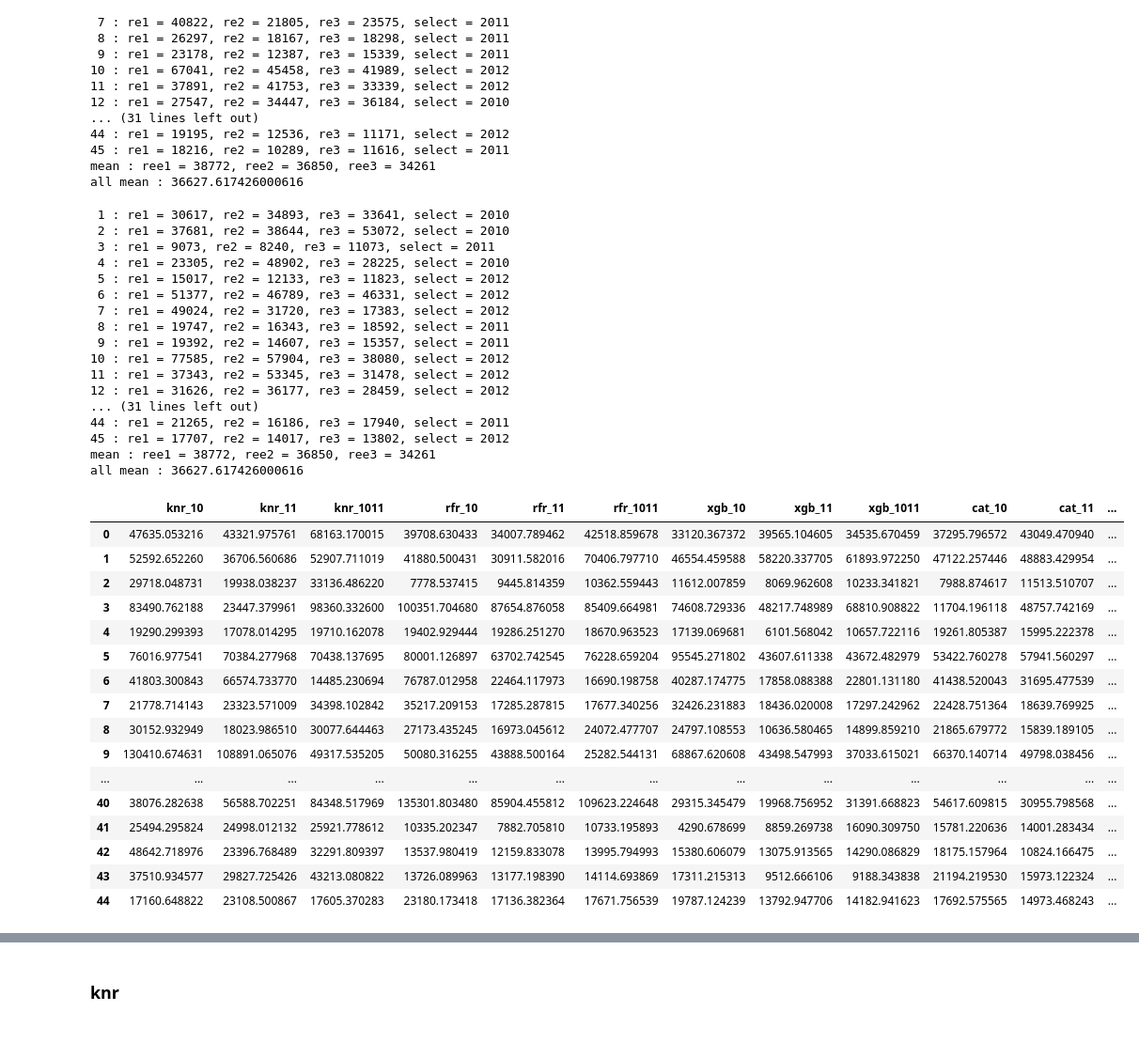
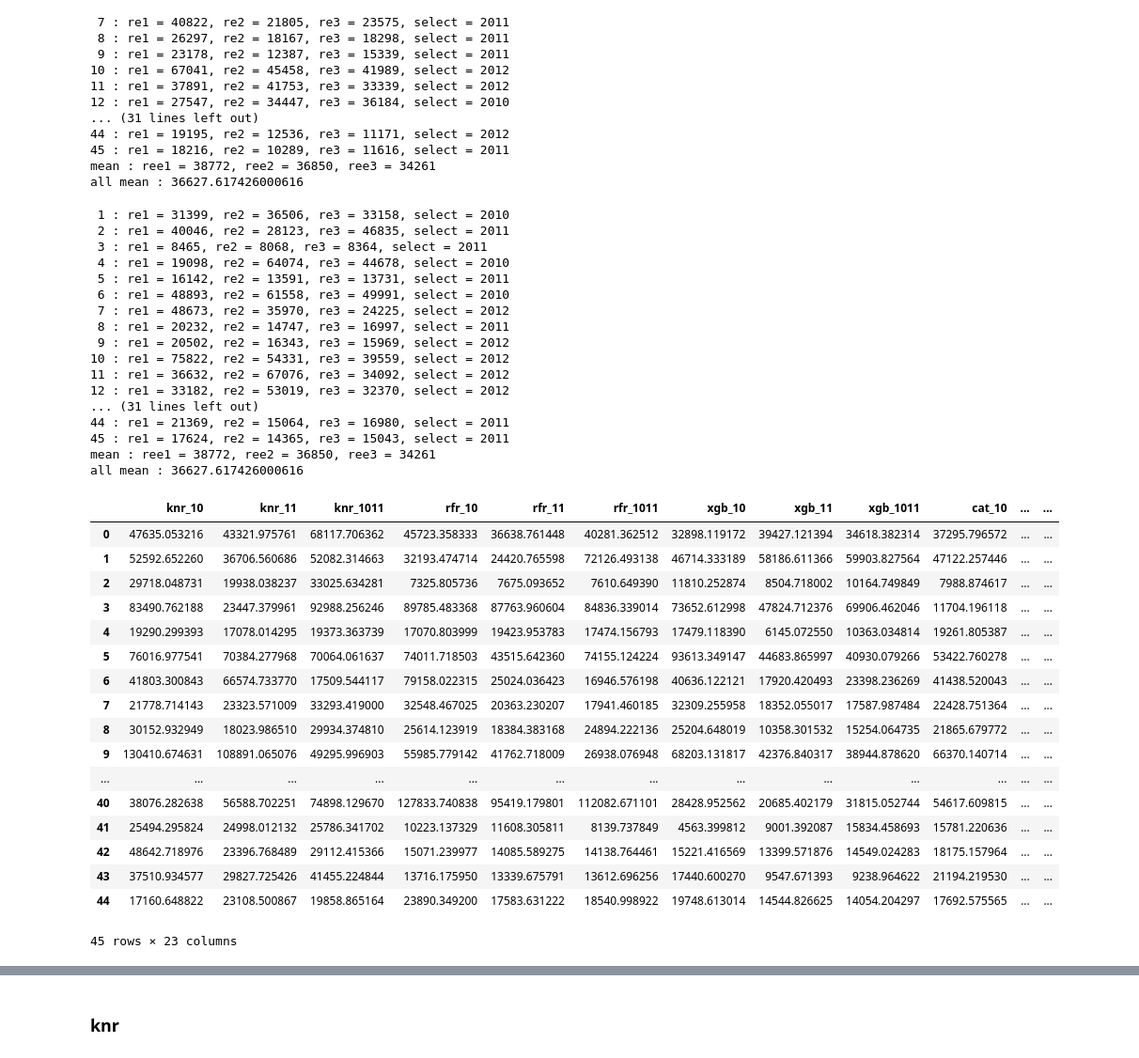
Before and after one commit to chi-hun/dacon, a Jupyter notebook: 쇼핑몰_지점별_매출액_예측_경진대회_2.ipynb, the cells around one changed output, grey strips where cells are left out. Shown at 94% size. Saved outputs shown, nothing was run; the diff lists cells and outputs as text; code cells hidden in the pictures.

```diff
--- a/쇼핑몰_지점별_매출액_예측_경진대회_2.ipynb
+++ b/쇼핑몰_지점별_매출액_예측_경진대회_2.ipynb
@@ -3172,6 +3229,7 @@ rfr = RandomForestRegressor(max_depth=10)#n_estimators=100)#n_estimators=80, max
 xgb = XGBRegressor(objective='reg:squarederror', max_depth=2, n_estimators=190)#,max_depth=2, learning_rate=0.1, n_estimators=190)
 cat = CatBoostRegressor(verbose=0)
 lgbm = LGBMRegressor()
+etr = ExtraTreesRegressor(n_estimators=60, max_depth=3)
 # %% [markdown]
 ## tuning
 # %% [markdown]
@@ -3562,11 +3712,13 @@ for i in range(1,46):
     model_r = rfr.fit(x_ttrain_1, y_ttrain_1['Weekly_Sales'])
     model_x = xgb.fit(x_ttrain_1, y_ttrain_1['Weekly_Sales'])
     model_c = cat.fit(x_ttrain_1, y_ttrain_1['Weekly_Sales'])
+    model_e = etr.fit(x_ttrain_1, y_ttrain_1['Weekly_Sales'])
     pre_k = model_k.predict(x_ttest)
     pre_r = model_r.predict(x_ttest)
     pre_x = model_x.predict(x_ttest)
     pre_c = model_c.predict(x_ttest)
-    pre = (pre_k + pre_r + pre_x + pre_c)/4
+    pre_e = model_c.predict(x_ttest)
+    pre = (pre_k + pre_r + pre_x + pre_c + pre_e)/5
     re1 = mean_squared_error(y_ttest['Weekly_Sales'] ,pre)**0.5
     all_re_1.append(re1)
 
@@ -3574,11 +3726,13 @@ for i in range(1,46):
     model_r = rfr.fit(x_ttrain_2, y_ttrain_2['Weekly_Sales'])
     model_x = xgb.fit(x_ttrain_2, y_ttrain_2['Weekly_Sales'])
     model_c = cat.fit(x_ttrain_2, y_ttrain_2['Weekly_Sales'])
+    model_e = etr.fit(x_ttrain_2, y_ttrain_2['Weekly_Sales'])
     pre_k = model_k.predict(x_ttest)
     pre_r = model_r.predict(x_ttest)
     pre_x = model_x.predict(x_ttest)
     pre_c = model_c.predict(x_ttest)
-    pre = (pre_k + pre_r + pre_x + pre_c)/4
+    pre_e = model_e.predict(x_ttest)
+    pre = (pre_k + pre_r + pre_x + pre_c + pre_e)/5
     re2 = mean_squared_error(y_ttest['Weekly_Sales'] ,pre)**0.5
     all_re_2.append(re2)
 
@@ -3586,11 +3740,13 @@ for i in range(1,46):
     model_r = rfr.fit(x_ttrain_3, y_ttrain_3['Weekly_Sales'])
     model_x = xgb.fit(x_ttrain_3, y_ttrain_3['Weekly_Sales'])
     model_c = cat.fit(x_ttrain_3, y_ttrain_3['Weekly_Sales'])
+    model_e = etr.fit(x_ttrain_3, y_ttrain_3['Weekly_Sales'])
     pre_k = model_k.predict(x_ttest)
     pre_r = model_r.predict(x_ttest)
     pre_x = model_x.predict(x_ttest)
     pre_c = model_c.predict(x_ttest)
-    pre = (pre_k + pre_r + pre_x + pre_c)/4
+    pre_e = model_e.predict(x_ttest)
+    pre = (pre_k + pre_r + pre_x + pre_c + pre_e)/5
     re3 = mean_squared_error(y_ttest['Weekly_Sales'] ,pre)**0.5
     all_re_3.append(re3)
 
@@ -3602,52 +3758,53 @@ ree1, ree2, ree3 = np.mean(cat_re_1),  np.mean(cat_re_2),  np.mean(cat_re_3)
 print(f'mean : ree1 = {ree1:.0f}, ree2 = {ree2:.0f}, ree3 = {ree3:.0f}')
 print(f'all mean : {np.mean([ree1, ree2, ree3])}')
 # %% [output]
- 1 : re1 = 30617, re2 = 34893, re3 = 33641, select = 2010
- 2 : re1 = 37681, re2 = 38644, re3 = 53072, select = 2010
- 3 : re1 = 9073, re2 = 8240, re3 = 11073, select = 2011
- 4 : re1 = 23305, re2 = 48902, re3 = 28225, select = 2010
- 5 : re1 = 15017, re2 = 12133, re3 = 11823, select = 2012
- 6 : re1 = 51377, re2 = 46789, re3 = 46331, select = 2012
- 7 : re1 = 49024, re2 = 31720, re3 = 17383, select = 2012
- 8 : re1 = 19747, re2 = 16343, re3 = 18592, select = 2011
- 9 : re1 = 19392, re2 = 14607, re3 = 15357, select = 2011
-10 : re1 = 77585, re2 = 57904, re3 = 38080, select = 2012
-11 : re1 = 37343, re2 = 53345, re3 = 31478, select = 2012
-12 : re1 = 31626, re2 = 36177, re3 = 28459, select = 2012
+ 1 : re1 = 31399, re2 = 36506, re3 = 33158, select = 2010
+ 2 : re1 = 40046, re2 = 28123, re3 = 46835, select = 2011
+ 3 : re1 = 8465, re2 = 8068, re3 = 8364, select = 2011
+ 4 : re1 = 19098, re2 = 64074, re3 = 44678, select = 2010
+ 5 : re1 = 16142, re2 = 13591, re3 = 13731, select = 2011
+ 6 : re1 = 48893, re2 = 61558, re3 = 49991, select = 2010
+ 7 : re1 = 48673, re2 = 35970, re3 = 24225, select = 2012
+ 8 : re1 = 20232, re2 = 14747, re3 = 16997, select = 2011
+ 9 : re1 = 20502, re2 = 16343, re3 = 15969, select = 2012
+10 : re1 = 75822, re2 = 54331, re3 = 39559, select = 2012
+11 : re1 = 36632, re2 = 67076, re3 = 34092, select = 2012
+12 : re1 = 33182, re2 = 53019, re3 = 32370, select = 2012
 ... (31 lines left out)
-44 : re1 = 21265, re2 = 16186, re3 = 17940, select = 2011
-45 : re1 = 17707, re2 = 14017, re3 = 13802, select = 2012
+44 : re1 = 21369, re2 = 15064, re3 = 16980, select = 2011
+45 : re1 = 17624, re2 = 14365, re3 = 15043, select = 2011
 mean : ree1 = 38772, ree2 = 36850, ree3 = 34261
 all mean : 36627.617426000616
 # %%
-re_df4 = pd.DataFrame([knr_re_1,knr_re_2,knr_re_3,rfr_re_1,rfr_re_2,rfr_re_3,xgb_re_1,xgb_re_2,xgb_re_3,cat_re_1,cat_re_2,cat_re_3,xc_re_1,xc_re_2,xc_re_3,all_re_1,all_re_2,all_re_3])
+re_df4 = pd.DataFrame([knr_re_1,knr_re_2,knr_re_3,rfr_re_1,rfr_re_2,rfr_re_3,xgb_re_1,xgb_re_2,xgb_re_3,cat_re_1,cat_re_2,cat_re_3,etr_re_1,etr_re_2,etr_re_3,xc_re_1,xc_re_2,xc_re_3,all_re_1,all_re_2,all_re_3])
 re_df4 = re_df4.T
-re_df4.columns = ['knr_10','knr_11','knr_1011','rfr_10','rfr_11','rfr_1011','xgb_10','xgb_11','xgb_1011','cat_10','cat_11','cat_1011','xc_10','xc_11','xc_1011','all_10','all_11','all_1011']
+re_df4.columns = ['knr_10','knr_11','knr_1011','rfr_10','rfr_11','rfr_1011','xgb_10','xgb_11','xgb_1011','cat_10','cat_11','cat_1011','etr_10','etr_11','etr_1011','xc_10','xc_11','xc_1011','all_10','all_11','all_1011']
 re_df4['min'] = re_df4.min(axis=1)
 def select_ch(x):
     se = np.argmin(x.values)
     x['select'] = re_df4.columns[se]
     return x
 re_df4 = re_df4.apply(select_ch, axis=1)
 re_df4
 # %% [output]
-|  | knr_10 | knr_11 | knr_1011 | rfr_10 | rfr_11 | rfr_1011 | xgb_10 | xgb_11 | xgb_1011 | cat_10 | cat_11 | ... |
-| 0 | 47635.053216 | 43321.975761 | 68163.170015 | 39708.630433 | 34007.789462 | 42518.859678 | 33120.367372 | 39565.104605 | 34535.670459 | 37295.796572 | 43049.470940 | ... |
-| 1 | 52592.652260 | 36706.560686 | 52907.711019 | 41880.500431 | 30911.582016 | 70406.797710 | 46554.459588 | 58220.337705 | 61893.972250 | 47122.257446 | 48883.429954 | ... |
-| 2 | 29718.048731 | 19938.038237 | 33136.486220 | 7778.537415 | 9445.814359 | 10362.559443 | 11612.007859 | 8069.962608 | 10233.341821 | 7988.874617 | 11513.510707 | ... |
-| 3 | 83490.762188 | 23447.379961 | 98360.332600 | 100351.704680 | 87654.876058 | 85409.664981 | 74608.729336 | 48217.748989 | 68810.908822 | 11704.196118 | 48757.742169 | ... |
-| 4 | 19290.299393 | 17078.014295 | 19710.162078 | 19402.929444 | 19286.251270 | 18670.963523 | 17139.069681 | 6101.568042 | 10657.722116 | 19261.805387 | 15995.222378 | ... |
-| 5 | 76016.977541 | 70384.277968 | 70438.137695 | 80001.126897 | 63702.742545 | 76228.659204 | 95545.271802 | 43607.611338 | 43672.482979 | 53422.760278 | 57941.560297 | ... |
-| 6 | 41803.300843 | 66574.733770 | 14485.230694 | 76787.012958 | 22464.117973 | 16690.198758 | 40287.174775 | 17858.088388 | 22801.131180 | 41438.520043 | 31695.477539 | ... |
-| 7 | 21778.714143 | 23323.571009 | 34398.102842 | 35217.209153 | 17285.287815 | 17677.340256 | 32426.231883 | 18436.020008 | 17297.242962 | 22428.751364 | 18639.769925 | ... |
-| 8 | 30152.932949 | 18023.986510 | 30077.644463 | 27173.435245 | 16973.045612 | 24072.477707 | 24797.108553 | 10636.580465 | 14899.859210 | 21865.679772 | 15839.189105 | ... |
-| 9 | 130410.674631 | 108891.065076 | 49317.535205 | 50080.316255 | 43888.500164 | 25282.544131 | 68867.620608 | 43498.547993 | 37033.615021 | 66370.140714 | 49798.038456 | ... |
+|  | knr_10 | knr_11 | knr_1011 | rfr_10 | rfr_11 | rfr_1011 | xgb_10 | xgb_11 | xgb_1011 | cat_10 | ... | ... |
+| 0 | 47635.053216 | 43321.975761 | 68117.706362 | 45723.358333 | 36638.761448 | 40281.362512 | 32898.119172 | 39427.121394 | 34618.382314 | 37295.796572 | ... | ... |
+| 1 | 52592.652260 | 36706.560686 | 52082.314663 | 32193.474714 | 24420.765598 | 72126.493138 | 46714.333189 | 58186.611366 | 59903.827564 | 47122.257446 | ... | ... |
+| 2 | 29718.048731 | 19938.038237 | 33025.634281 | 7325.805736 | 7675.093652 | 7610.649390 | 11810.252874 | 8504.718002 | 10164.749849 | 7988.874617 | ... | ... |
+| 3 | 83490.762188 | 23447.379961 | 92988.256246 | 89785.483368 | 87763.960604 | 84836.339014 | 73652.612998 | 47824.712376 | 69906.462046 | 11704.196118 | ... | ... |
+| 4 | 19290.299393 | 17078.014295 | 19373.363739 | 17070.803999 | 19423.953783 | 17474.156793 | 17479.118390 | 6145.072550 | 10363.034814 | 19261.805387 | ... | ... |
+| 5 | 76016.977541 | 70384.277968 | 70064.061637 | 74011.718503 | 43515.642360 | 74155.124224 | 93613.349147 | 44683.865997 | 40930.079266 | 53422.760278 | ... | ... |
+| 6 | 41803.300843 | 66574.733770 | 17509.544117 | 79158.022315 | 25024.036423 | 16946.576198 | 40636.122121 | 17920.420493 | 23398.236269 | 41438.520043 | ... | ... |
+| 7 | 21778.714143 | 23323.571009 | 33293.419000 | 32548.467025 | 20363.230207 | 17941.460185 | 32309.255958 | 18352.055017 | 17587.987484 | 22428.751364 | ... | ... |
+| 8 | 30152.932949 | 18023.986510 | 29934.374810 | 25614.123919 | 18384.383168 | 24894.222136 | 25204.648019 | 10358.301532 | 15254.064735 | 21865.679772 | ... | ... |
+| 9 | 130410.674631 | 108891.065076 | 49295.996903 | 55985.779142 | 41762.718009 | 26938.076948 | 68203.131817 | 42376.840317 | 38944.878620 | 66370.140714 | ... | ... |
 | ... | ... | ... | ... | ... | ... | ... | ... | ... | ... | ... | ... | ... |
-| 40 | 38076.282638 | 56588.702251 | 84348.517969 | 135301.803480 | 85904.455812 | 109623.224648 | 29315.345479 | 19968.756952 | 31391.668823 | 54617.609815 | 30955.798568 | ... |
-| 41 | 25494.295824 | 24998.012132 | 25921.778612 | 10335.202347 | 7882.705810 | 10733.195893 | 4290.678699 | 8859.269738 | 16090.309750 | 15781.220636 | 14001.283434 | ... |
-| 42 | 48642.718976 | 23396.768489 | 32291.809397 | 13537.980419 | 12159.833078 | 13995.794993 | 15380.606079 | 13075.913565 | 14290.086829 | 18175.157964 | 10824.166475 | ... |
-| 43 | 37510.934577 | 29827.725426 | 43213.080822 | 13726.089963 | 13177.198390 | 14114.693869 | 17311.215313 | 9512.666106 | 9188.343838 | 21194.219530 | 15973.122324 | ... |
-| 44 | 17160.648822 | 23108.500867 | 17605.370283 | 23180.173418 | 17136.382364 | 17671.756539 | 19787.124239 | 13792.947706 | 14182.941623 | 17692.575565 | 14973.468243 | ... |
+| 40 | 38076.282638 | 56588.702251 | 74898.129670 | 127833.740838 | 95419.179801 | 112082.671101 | 28428.952562 | 20685.402179 | 31815.052744 | 54617.609815 | ... | ... |
+| 41 | 25494.295824 | 24998.012132 | 25786.341702 | 10223.137329 | 11608.305811 | 8139.737849 | 4563.399812 | 9001.392087 | 15834.458693 | 15781.220636 | ... | ... |
+| 42 | 48642.718976 | 23396.768489 | 29112.415366 | 15071.239977 | 14085.589275 | 14138.764461 | 15221.416569 | 13399.571876 | 14549.024283 | 18175.157964 | ... | ... |
+| 43 | 37510.934577 | 29827.725426 | 41455.224844 | 13716.175950 | 13339.675791 | 13612.696256 | 17440.600270 | 9547.671393 | 9238.964622 | 21194.219530 | ... | ... |
+| 44 | 17160.648822 | 23108.500867 | 19858.865164 | 23890.349200 | 17583.631222 | 18540.998922 | 19748.613014 | 14544.826625 | 14054.204297 | 17692.575565 | ... | ... |
+45 rows × 23 columns
 # %%
 re_df4.select.value_counts()
 # %% [output]
```
Also changed, not shown: parts of 29 cells of this notebook.
